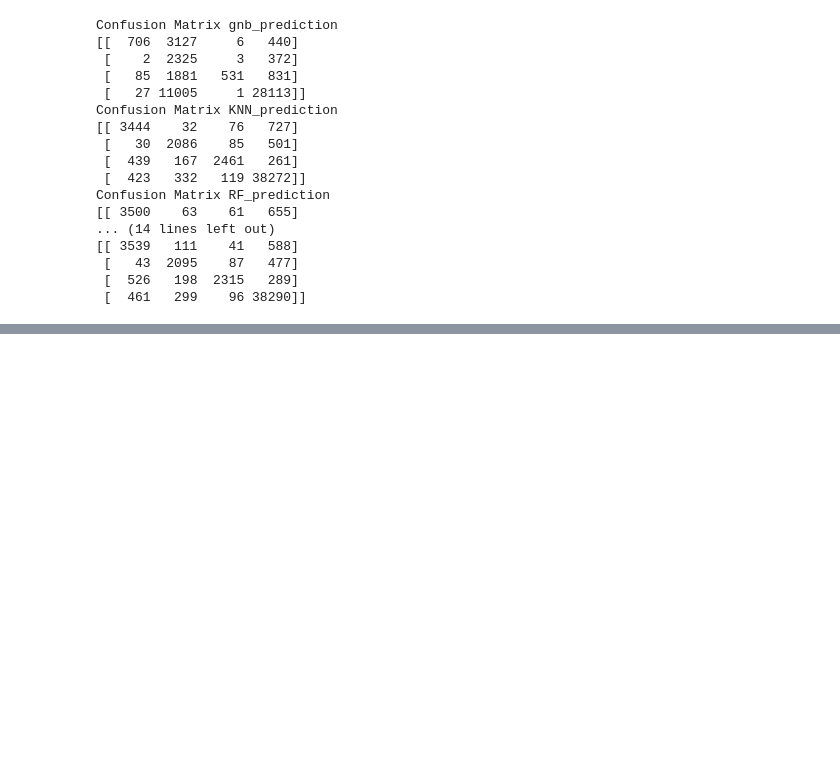
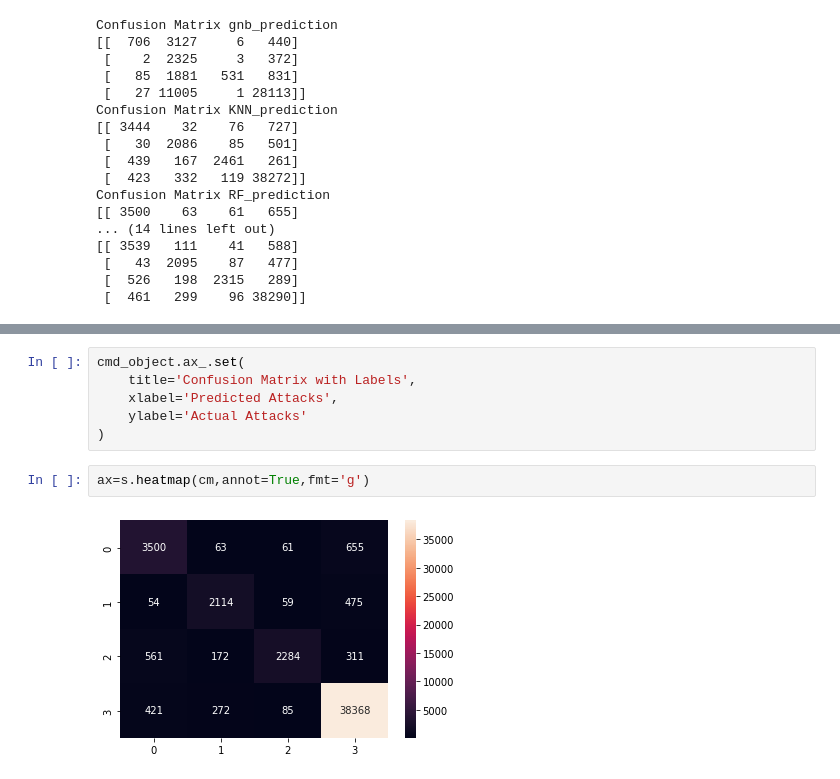
Before and after one commit to sumaiyababar/Agentless-Security-Approach-For-Iot-Devices, a Jupyter notebook: FeautureSelectionFYP.ipynb, the cells around one changed output, grey strips where cells are left out. Saved outputs shown, nothing was run; the diff lists cells and outputs as text; blank space fills up the shorter version.

```diff
--- a/FeautureSelectionFYP.ipynb
+++ b/FeautureSelectionFYP.ipynb
@@ -333,0 +337,10 @@ Confusion Matrix RF_prediction
+# %%
+cmd_object.ax_.set(
+    title='Confusion Matrix with Labels',
+    xlabel='Predicted Attacks',
+    ylabel='Actual Attacks'
+)
+# %%
+ax=s.heatmap(cm,annot=True,fmt='g')
+# %% [output]
+[figure, added]
```
Also changed, not shown: parts of 8 cells of this notebook.
